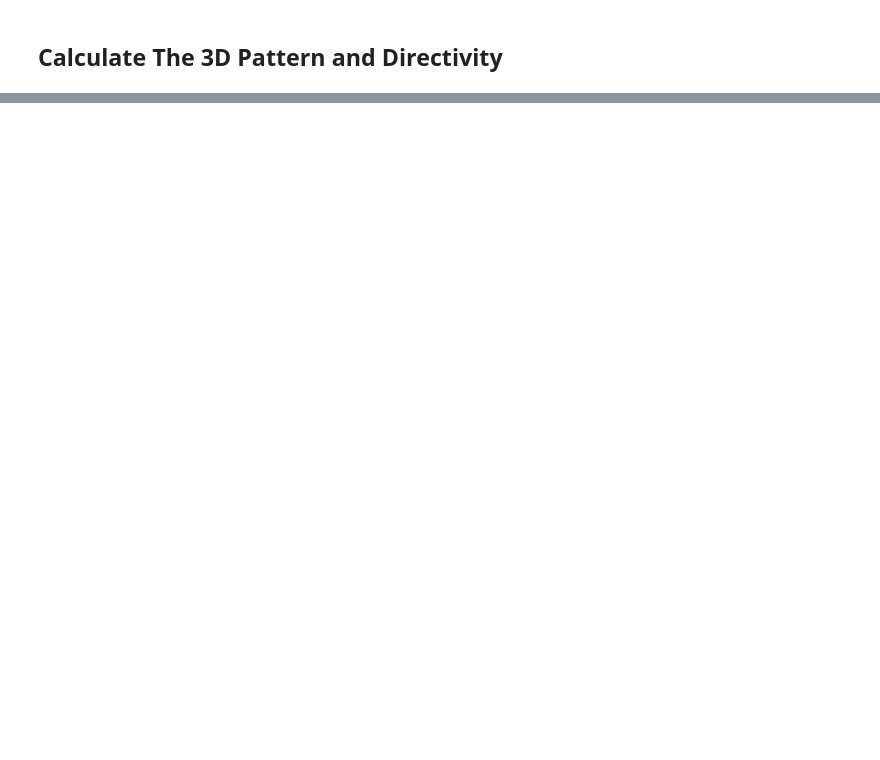
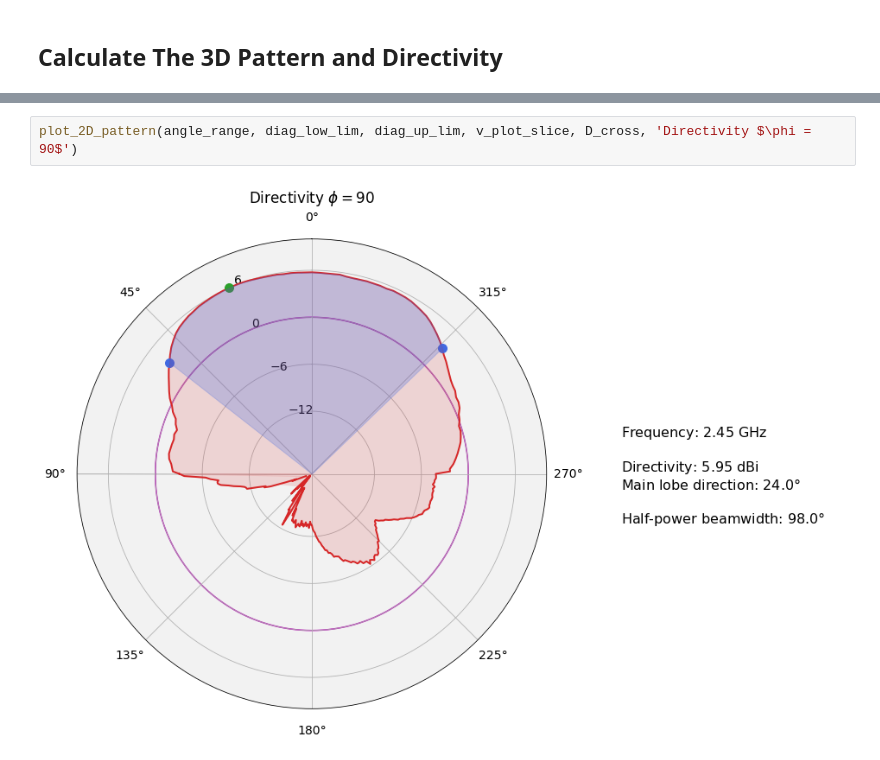
Before and after one commit to AcubeSAT/satellite-s-band-antenna, a Jupyter notebook: Anechoic Chamber Tests/Patch_Antenna_Directivity.ipynb, the cells around one changed output, grey strips where cells are left out. Cells and saved outputs as stored; diff of their text form; blank space fills up the shorter version.

```diff
--- a/Anechoic Chamber Tests/Patch_Antenna_Directivity.ipynb
+++ b/Anechoic Chamber Tests/Patch_Antenna_Directivity.ipynb
@@ -191,0 +288,4 @@ plt.show()
+# %%
+plot_2D_pattern(angle_range, diag_low_lim, diag_up_lim, v_plot_slice, D_cross, 'Directivity $\phi = 90$')
+# %% [output]
+[figure, added]
```
Also changed, not shown: parts of 19 cells of this notebook.
